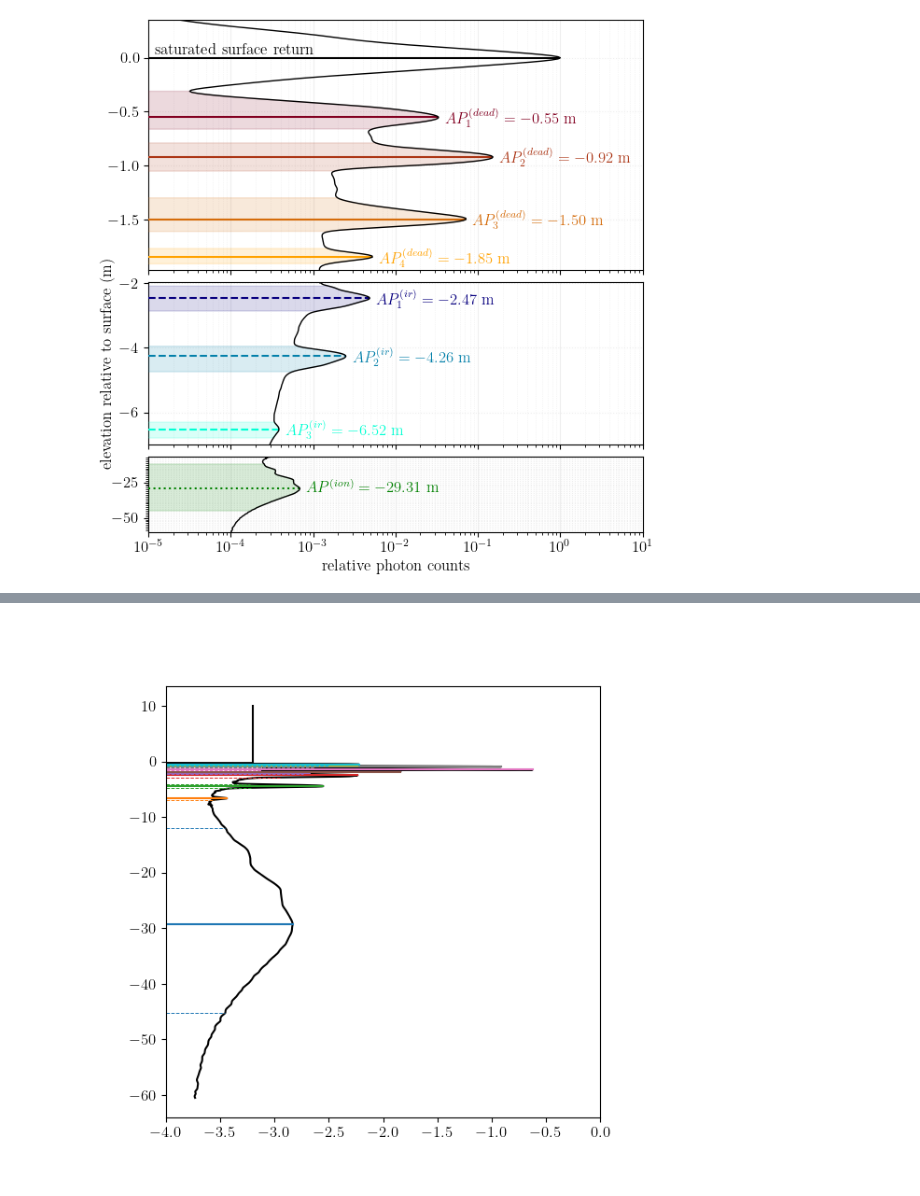
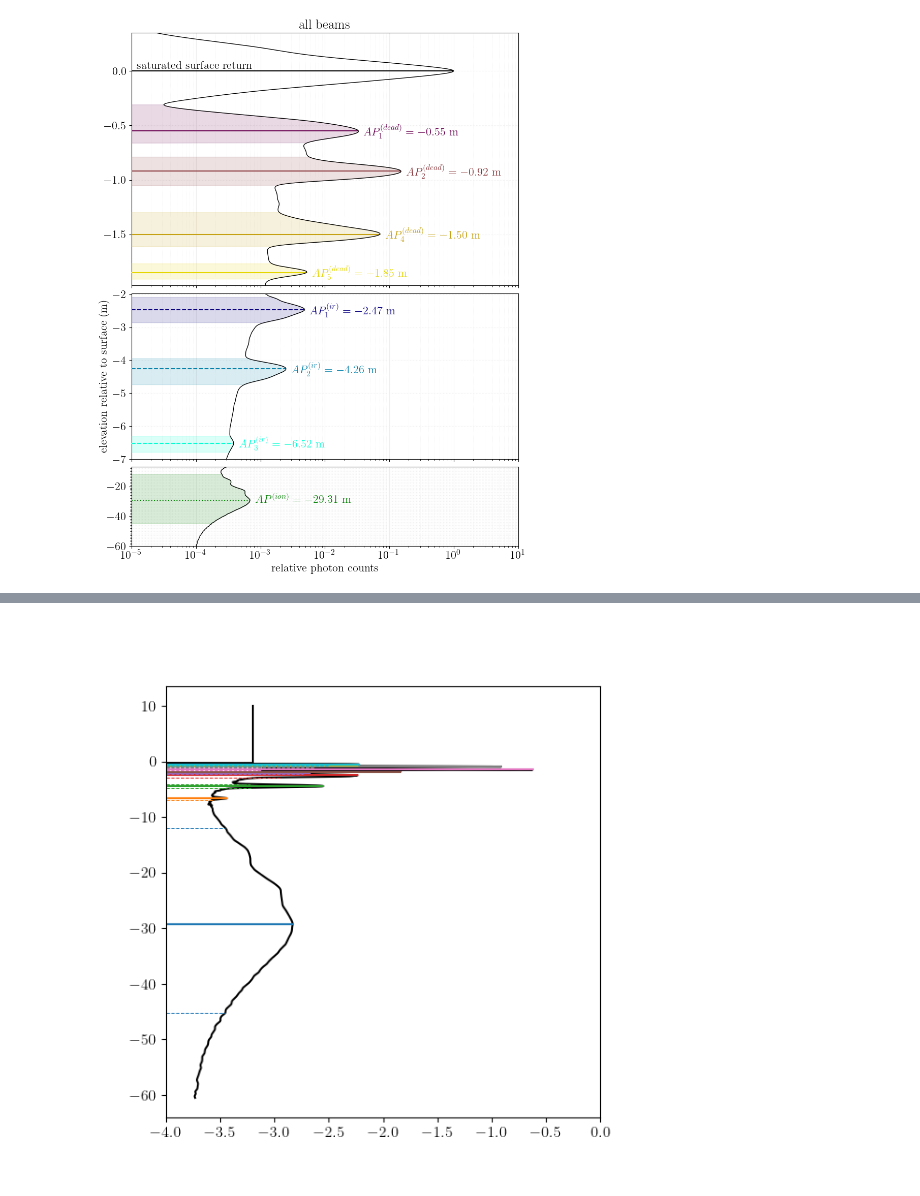
Before and after one commit to fliphilipp/icelakes-methods, a Jupyter notebook: 02-afterpulse-plots.ipynb, the cells around one changed output, grey strips where cells are left out. Cells and saved outputs as stored; diff of their text form; code cells hidden in the pictures.

```diff
--- a/02-afterpulse-plots.ipynb
+++ b/02-afterpulse-plots.ipynb
@@ -9,7 +9,7 @@ from matplotlib.ticker import AutoMinorLocator
 df = pd.read_csv('data/saturation_counts_alldata_wider.csv')
 
 plt.rcParams.update({
-    'font.size': 12,
+    'font.size': 14,
     'text.usetex': True,
     'font.family': 'Optima'
 })
@@ -100,7 +100,7 @@ for j, beam_select in enumerate(['all']):
 df = pd.read_csv('data/saturation_counts_alldata_wider.csv')
 
 plt.rcParams.update({
-    'font.size': 12,
+    'font.size': 16,
     'text.usetex': True,
     'font.family': 'Optima'
 })
@@ -111,19 +111,30 @@ thresh_lower = -7
 thresh_tail = -60.0
 
 peak_target_elevs = [0.0, -0.55, -0.92, -1.50, -1.85, -2.47, -4.26, -6.52]
-peak_starts = [0.0, -0.31, -0.79, -1.30, -1.77, -2.09, -3.95, -6.3]
-peak_ends = [0.0, -0.67, -1.06, -1.62, -1.92, -2.87, -4.75, -6.8]
+peak_elevs_dict = {
+    'all':    [0.0,  -0.55,  -0.92, np.nan,  -1.50,  -1.85,  -2.47,  -4.26,  -6.52, -29.31],
+    'strong': [0.0,  -0.55,  -0.92, np.nan,  -1.48, np.nan,  -2.44,  -4.23,  -6.46, -29.05],
+    'weak':   [0.0,  -0.53, -0.946, np.nan,  -1.50,  -1.85,  -2.49,  -4.42, -6.605, -29.34],
+    '1':      [0.0,  -0.54,  -0.88, np.nan,  -1.40, np.nan,  -2.37,  -4.19,  -6.44, -28.68],
+    '2':      [0.0,  -0.51,  -0.88, np.nan,  -1.43, np.nan,  -2.31,  -4.24,  -6.52, -30.54],
+    '3':      [0.0,  -0.56,  -0.92,  -1.22,  -1.50, -1.795,  -2.47,  -4.24,  -6.46, -29.27],
+    '4':      [0.0, -0.575, -0.946, np.nan,  -1.50,  -1.85,  -2.50,  -4.45,  -6.65, -29.33],
+    '5':      [0.0,  -0.54,  -0.89, np.nan, np.nan, np.nan,  -2.35,  -4.21,  -6.47, -28.99],
+    '6':      [0.0,  -0.55,  -0.95, np.nan, -1.484,  -1.82,  -2.38,  -4.25,  -6.53, -30.61],
+}
+peak_starts = [0.0, -0.31, -0.79, np.nan, -1.30, -1.77, -2.09, -3.95, -6.3]
+peak_ends = [0.0, -0.67, -1.06, np.nan, -1.62, -1.92, -2.87, -4.75, -6.8]
 # lower internal reflection and PMT ionization: -6.52, -29.31
-peak_labels = ['surface'] + [r'$AP_%i^{(dead)}=' % (i+1) for i in range(4)] + [r'$AP_%i^{(ir)}=' % (i+1) for i in range(3)]
-widths_pk = [0.0, 0.3, 0.225, 0.225, 0.225, 0.35, 0.3]
-cols_pk = ['black','#820021', '#AC3616', '#D56C0B', '#FFA200', '#08007F', '#0480AA', '#00FFD4']
-lsty_pk = ['-', '-', '-', '-', '-', '--', '--', '--']
+peak_labels = ['surface'] + [r'$AP_%i^{(dead)}=' % (i+1) for i in range(5)] + [r'$AP_%i^{(ir)}=' % (i+1) for i in range(3)]
+widths_pk = [0.0, 0.18, 0.15, 0.1, 0.11, 0.1, 0.35, 0.35, 0.2, 17.0]
+cols_pk = ['black','#67004F', '#87363B', '#A76B28', '#C6A114', '#E6D600', '#08007F', '#0480AA', '#00FFD4', 'green']
+lsty_pk = ['-', '-', '-', '-', '-', '-', '--', '--', '--', ':']
 
-# for j, beam_select in enumerate(['all', 'strong', 'weak'] + list(np.arange(1,7))):
-for j, beam_select in enumerate(['all']):
+for j, beam_select in enumerate(['all', 'strong', 'weak'] + list(np.arange(1,7))):
+# for j, beam_select in enumerate(['all']):
 # for j, beam_select in enumerate(['all', 'strong', 'weak']):
-# for j, beam_select in enumerate([4]):
-    fig = plt.figure(figsize=[6, 6], dpi=100)
+# for j, beam_select in enumerate([3]):
+    fig = plt.figure(figsize=[8.5, 11], dpi=100)
     gs = fig.add_gridspec(6, 1)
     ax = fig.add_subplot(gs[:3, 0])
     ax1 = fig.add_subplot(gs[3:5, 0])
@@ -133,22 +144,28 @@ for j, beam_select in enumerate(['all']):
     xlim_ax = (1e-5,10)
 
     vals = df['smooth_%s'%beam_select]
+    peak_target_elevs = peak_elevs_dict[str(beam_select)]
 
     ##############################################################
     ax.plot(vals, df.elev_bins, 'k-', lw=1, zorder=1000)
-    for i in np.arange(0,5):
+    for i in np.arange(0,6):
         thish = peak_target_elevs[i]
-        thispeak_height = vals.iloc[np.argmin(np.abs(df.elev_bins-thish))]
-        ax.plot([xlim_ax[0], thispeak_height], [thish]*2, color=cols_pk[i], ls=lsty_pk[i], zorder=100,solid_capstyle='butt')
-        if i == 0:
-            ax.text(1.2*xlim_ax[0], thish, 'saturated surface return', color=cols_pk[i], ha='left', va='bottom')
-        else:
-            ax.text(thispeak_height*1.2, thish, r'%s%.2f$ m' % (peak_labels[i],thish), color=cols_pk[i], weight='bold', va='center')
-            u = peak_starts[i]
-            l = peak_ends[i]
-            ys = [u, l] + list(df.elev_bins[(df.elev_bins <= u) & (df.elev_bins >= l)]) + [u]
-            xs = [1e-12, 1e-12] +  list(vals[(df.elev_bins <= u) & (df.elev_bins >= l)]) + [1e-12]
-            ax.add_patch(Polygon(np.transpose(np.vstack((xs,ys))), color=cols_pk[i], alpha=0.15,zorder=50))
+        if not np.isnan(thish):
+            thispeak_height = vals.iloc[np.argmin(np.abs(df.elev_bins-thish))]
+            ax.plot([xlim_ax[0], thispeak_height], [thish]*2, color=cols_pk[i], ls=lsty_pk[i], zorder=100,solid_capstyle='butt')
+            if i == 0:
+                ax.text(1.2*xlim_ax[0], thish, 'saturated surface return', color=cols_pk[i], ha='left', va='bottom')
+            else:
+                ax.text(thispeak_height*1.2, thish, r'%s%.2f$ m' % (peak_labels[i],thish), color=cols_pk[i], weight='bold', va='center')
+                if beam_select == 'all':
+                    u = peak_starts[i]
+                    l = peak_ends[i]
+                else:
+                    u = thish + widths_pk[i]
+                    l = thish - widths_pk[i]
+                ys = [u, l] + list(df.elev_bins[(df.elev_bins <= u) & (df.elev_bins >= l)]) + [u]
+                xs = [1e-12, 1e-12] +  list(vals[(df.elev_bins <= u) & (df.elev_bins >= l)]) + [1e-12]
+                ax.add_patch(Polygon(np.transpose(np.vstack((xs,ys))), color=cols_pk[i], alpha=0.15,zorder=50))
 
     if type(beam_select) == str:
         tit = '%s beams' % beam_select
@@ -169,16 +186,21 @@ for j, beam_select in enumerate(['all']):
 
     ##############################################################
     ax1.plot(vals, df.elev_bins, 'k-', lw=1, zorder=1000)
-    for i in np.arange(5,8):
+    for i in np.arange(6,9):
         thish = peak_target_elevs[i]
-        thispeak_height = vals.iloc[np.argmin(np.abs(df.elev_bins-thish))]
-        ax1.plot([xlim_ax[0], thispeak_height], [thish]*2, color=cols_pk[i], ls=lsty_pk[i], zorder=100,solid_capstyle='butt')
-        ax1.text(thispeak_height*1.2, thish, r'%s%.2f$ m' % (peak_labels[i],thish), color=cols_pk[i], weight='bold', va='center')
-        u = peak_starts[i]
-        l = peak_ends[i]
-        ys = [u, l] + list(df.elev_bins[(df.elev_bins <= u) & (df.elev_bins >= l)]) + [u]
-        xs = [1e-12, 1e-12] +  list(vals[(df.elev_bins <= u) & (df.elev_bins >= l)]) + [1e-12]
-        ax1.add_patch(Polygon(np.transpose(np.vstack((xs,ys))), color=cols_pk[i], alpha=0.15,zorder=50))
+        if not np.isnan(thish):
+            thispeak_height = vals.iloc[np.argmin(np.abs(df.elev_bins-thish))]
+            ax1.plot([xlim_ax[0], thispeak_height], [thish]*2, color=cols_pk[i], ls=lsty_pk[i], zorder=100,solid_capstyle='butt')
+            ax1.text(thispeak_height*1.2, thish, r'%s%.2f$ m' % (peak_labels[i],thish), color=cols_pk[i], weight='bold', va='center')
+            if beam_select == 'all':
+                u = peak_starts[i]
+                l = peak_ends[i]
+            else:
+                u = thish + widths_pk[i]
+                l = thish - widths_pk[i]
+            ys = [u, l] + list(df.elev_bins[(df.elev_bins <= u) & (df.elev_bins >= l)]) + [u]
+            xs = [1e-12, 1e-12] +  list(vals[(df.elev_bins <= u) & (df.elev_bins >= l)]) + [1e-12]
+            ax1.add_patch(Polygon(np.transpose(np.vstack((xs,ys))), color=cols_pk[i], alpha=0.15,zorder=50))
 
     ax1.set_ylabel('elevation relative to surface (m)')
     ax1.set_xlim(xlim_ax)
@@ -187,32 +209,33 @@ for j, beam_select in enumerate(['all']):
     ax1.set_xscale('log')
     ax1.axes.yaxis.grid(which='major', color='#EEEEEE', linestyle=':', linewidth=0.8, zorder=-1000)
     ax1.axes.xaxis.grid(which='major', color='#EEEEEE', linewidth=0.8, zorder=-1000)
     ax1.axes.xaxis.grid(which='minor', color='#EEEEEE', linestyle=':', linewidth=0.5, zorder=-1000)
 
     ##############################################################
     ax2.plot(vals, df.elev_bins, 'k-', lw=1, zorder=1000)
     u = -12
     l = -45
     ys = [u, l] + list(df.elev_bins[(df.elev_bins <= u) & (df.elev_bins >= l)]) + [u]
     xs = [1e-12, 1e-12] +  list(vals[(df.elev_bins <= u) & (df.elev_bins >= l)]) + [1e-12]
     ax2.add_patch(Polygon(np.transpose(np.vstack((xs,ys))), color='g', alpha=0.15,zorder=50))
-    thish = -29.31
+    thish = peak_target_elevs[9]
     thispeak_height = vals.iloc[np.argmin(np.abs(df.elev_bins-thish))]
     ax2.plot([xlim_ax[0], thispeak_height], [thish]*2, color='g', ls=':', zorder=100,solid_capstyle='butt')
     ax2.text(thispeak_height*1.2, thish, r'$AP^{(ion)}=%.2f$ m' % thish, color='g', weight='bold', va='center')
 
     ax2.set_xlabel('relative photon counts')
     ylms = (thresh_tail, thresh_lower)
     ax2.set_ylim(ylms)
     ax2.yaxis.set_minor_locator(AutoMinorLocator(20))
     ax2.axes.yaxis.grid(which='both', color='#EEEEEE', linestyle=':', linewidth=0.8, zorder=-1000)
     ax2.axes.xaxis.grid(which='major', color='#EEEEEE', linewidth=0.8, zorder=-1000)
     ax2.axes.xaxis.grid(which='minor', color='#EEEEEE', linestyle=':', linewidth=0.5, zorder=-1000)
     #ax2.grid(which='minor', color='#EEEEEE', linestyle=':', linewidth=0.5)
 
+    ax.set_title(tit)
 
     fig.tight_layout(pad=0.2)
 
     plt.savefig('plots/saturation_counts_beams_%s_PMT.jpg' % beam_select, dpi=600)
 # %% [output]
-[figure, old version]
+[figure, new version]
```
Also changed, not shown: parts of 3 cells of this notebook, 28 other files.
